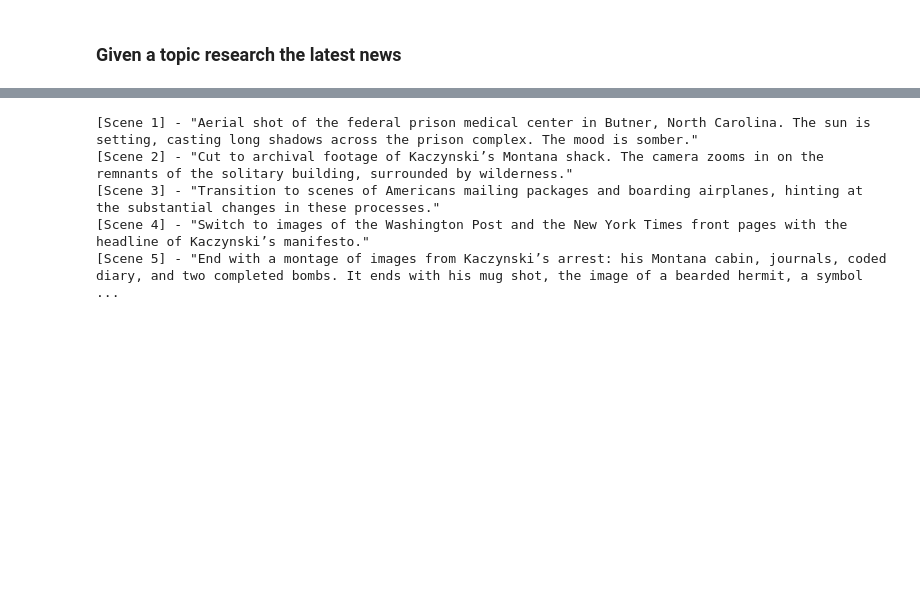
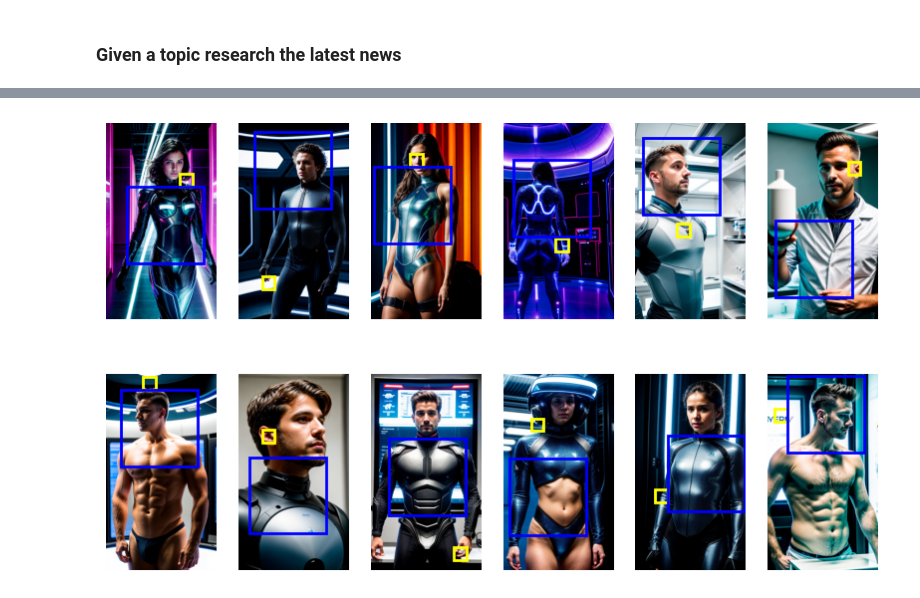
Before and after one commit to moejay/aicp, a Jupyter notebook: notebooks/AnimationArtist.ipynb, the cells around one changed output, grey strips where cells are left out. Drawn from its saved outputs; the diff is of its cells as text; code cells hidden in the pictures; blank space fills up the shorter version.

```diff
--- a/notebooks/AnimationArtist.ipynb
+++ b/notebooks/AnimationArtist.ipynb
@@ -17,0 +118,14 @@ pipe = pipe.to("cuda")
+# %%
+# Test images are not upscaled so boxes are smaller
+box1 = 50
+box2 = 300
+image_pois = []
+# %%
+# Collect points of interest
+for i, fn in enumerate(image_filenames):
+    image_path = f"{image_dir}{fn}"
+
+    center_box1, center_box2 = find_regions_of_interest(image_path, box1, box2)
+    image_pois.append([center_box1, center_box2])
+
+image_pois
@@ -18,17 +149,29 @@ pipe = pipe.to("cuda")
 # %%
-with open("scriptwriter_out.txt", "r") as file:
-    # Read all lines from the file
-    lines = file.readlines()
+# load all images
+#images = [mpimg.imread(os.path.join(image_dir, f)) for f in image_filenames]
 
-# Extract lines starting with "[Scene"
-scene_lines = [line.strip() for line in lines if line.startswith("[Scene")]
+# create a grid of images
+fig, axes = plt.subplots(nrows=2, ncols=6, figsize=(10, 6))
 
-# Print the extracted lines
-for line in scene_lines:
-    print(line)
+for i, ax in enumerate(axes.flat):
+    # Calculate the top left and bottom right corners of the boxes
+    top_left_box1 = (image_pois[i][0][0] - box1 // 2, image_pois[i][0][1] - box1 // 2)
+    bottom_right_box1 = (image_pois[i][0][0] + box1 // 2, image_pois[i][0][1] + box1 // 2)
+
+    top_left_box2 = (image_pois[i][1][0] - box2 // 2, image_pois[i][1][1] - box2 // 2)
+    bottom_right_box2 = (image_pois[i][1][0] + box2 // 2, image_pois[i][1][1] + box2 // 2)
+
+    # Draw rectangle for box1
+    rect_box1 = plt.Rectangle(top_left_box1, box1, box1, fill=False, edgecolor='yellow', linewidth=2)
+    ax.add_patch(rect_box1)
+
+    # Draw rectangle for box2
+    rect_box2 = plt.Rectangle(top_left_box2, box2, box2, fill=False, edgecolor='blue', linewidth=2)
+    ax.add_patch(rect_box2)
+
+    ax.imshow(images[i])
+    ax.axis('off')
+
+plt.show()
 # %% [output]
-[Scene 1] - "Aerial shot of the federal prison medical center in Butner, North Carolina. The sun is setting, casting long shadows across the prison complex. The mood is somber."
-[Scene 2] - "Cut to archival footage of Kaczynski’s Montana shack. The camera zooms in on the remnants of the solitary building, surrounded by wilderness."
-[Scene 3] - "Transition to scenes of Americans mailing packages and boarding airplanes, hinting at the substantial changes in these processes."
-[Scene 4] - "Switch to images of the Washington Post and the New York Times front pages with the headline of Kaczynski’s manifesto."
-[Scene 5] - "End with a montage of images from Kaczynski’s arrest: his Montana cabin, journals, coded diary, and two completed bombs. It ends with his mug shot, the image of a bearded hermit, a symbol ...
+[figure, added]
```
Also changed, not shown: parts of 13 cells of this notebook, 36 other files.
